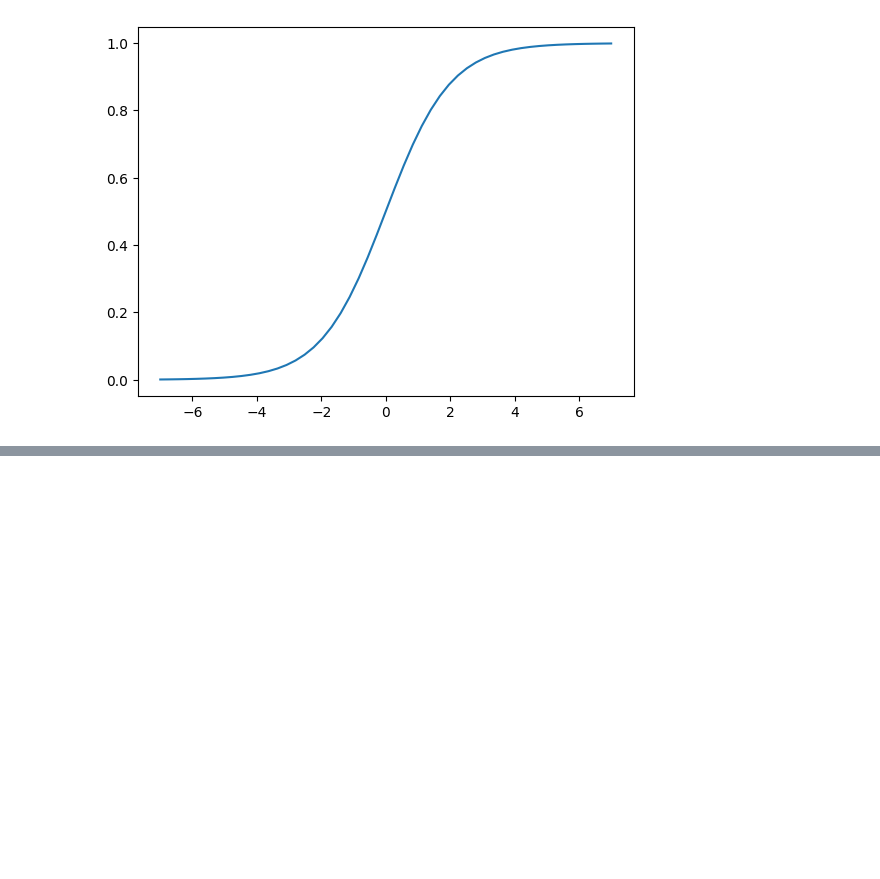
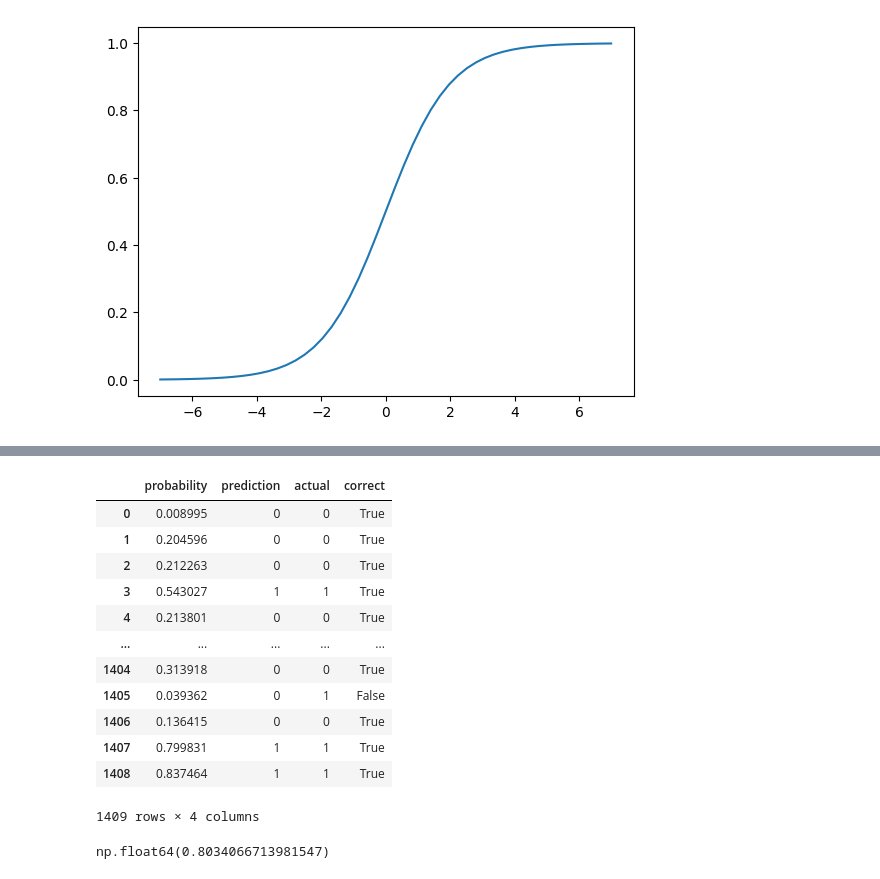
Before and after one commit to arsonor/machine-learning-zoomcamp, a Jupyter notebook: 03-churn_prediction_project/ml_for_classification.ipynb, the cells around one changed output, grey strips where cells are left out. Saved outputs shown, nothing was run; the diff lists cells and outputs as text; code cells hidden in the pictures; blank space fills up the shorter version.

Commit message:
customer churn prediction

```diff
--- a/03-churn_prediction_project/ml_for_classification.ipynb
+++ b/03-churn_prediction_project/ml_for_classification.ipynb
@@ -600,0 +610,3 @@ def logistic_regression(xi):
+# %%
+model = LogisticRegression()
+model.fit(X_train, y_train)
@@ -600,0 +635,3 @@ def logistic_regression(xi):
+# %%
+y_pred = model.predict_proba(X_val)[:,1]
+y_pred
@@ -600,0 +641,2 @@ def logistic_regression(xi):
+# %%
+churn_decision = (y_pred >= 0.5)
@@ -600,0 +674,6 @@ def logistic_regression(xi):
+# %%
+df_pred = pd.DataFrame()
+df_pred['probability'] = y_pred
+df_pred['prediction'] = churn_decision.astype(int)
+df_pred['actual'] = y_val
+df_pred
@@ -600,0 +694,21 @@ def logistic_regression(xi):
+# %%
+df_pred['correct'] = df_pred.prediction == df_pred.actual
+df_pred
+# %% [output]
+|  | probability | prediction | actual | correct |
+| 0 | 0.008995 | 0 | 0 | True |
+| 1 | 0.204596 | 0 | 0 | True |
+| 2 | 0.212263 | 0 | 0 | True |
+| 3 | 0.543027 | 1 | 1 | True |
+| 4 | 0.213801 | 0 | 0 | True |
+| ... | ... | ... | ... | ... |
+| 1404 | 0.313918 | 0 | 0 | True |
+| 1405 | 0.039362 | 0 | 1 | False |
+| 1406 | 0.136415 | 0 | 0 | True |
+| 1407 | 0.799831 | 1 | 1 | True |
+| 1408 | 0.837464 | 1 | 1 | True |
+1409 rows × 4 columns
+# %%
+df_pred.correct.mean() # works also on a boolean
+# %% [output]
+np.float64(0.8034066713981547)
```
Also changed, not shown: parts of 47 cells of this notebook.
